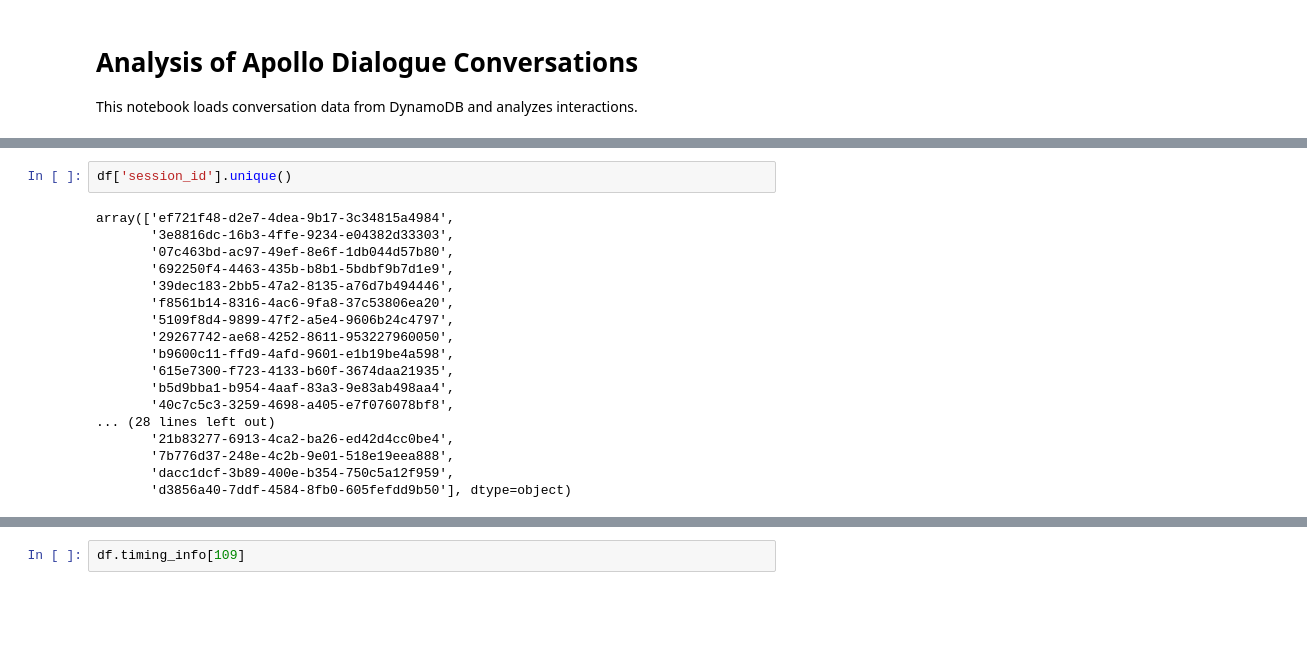
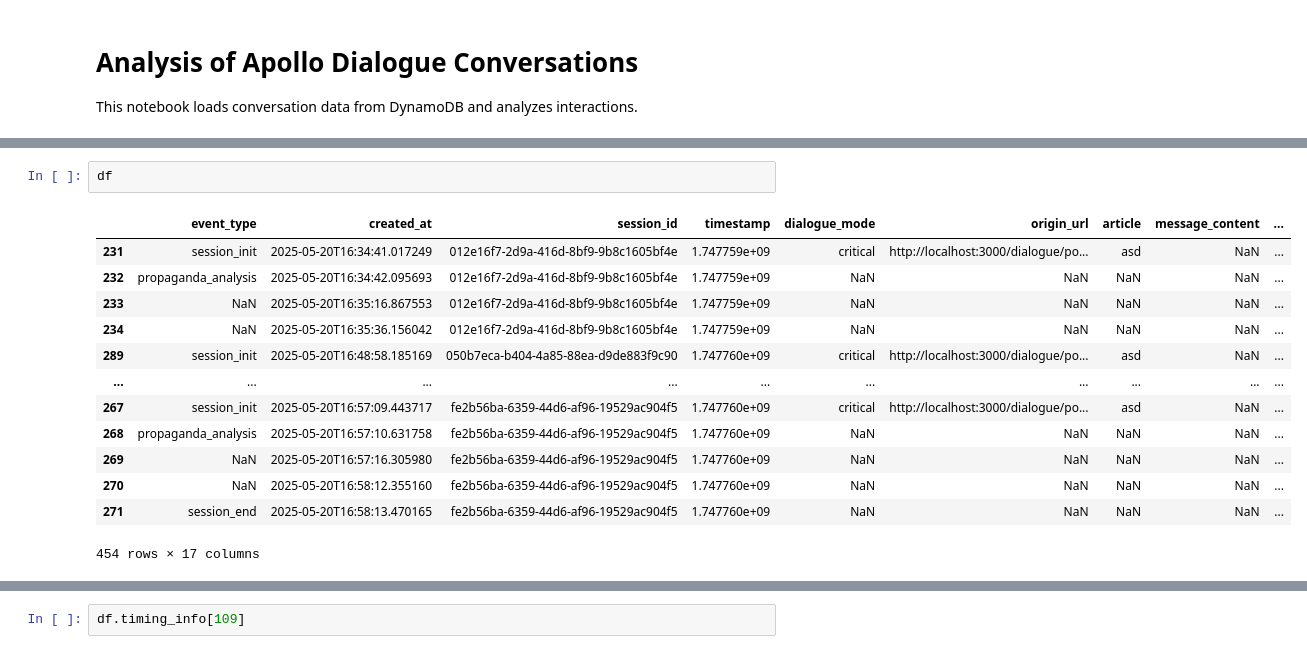
Before and after one commit to sprenkamp/apollolytics-dialogue, a Jupyter notebook: backend/ipynb/analysis_db.ipynb, the cells around one changed output, grey strips where cells are left out. Drawn from its saved outputs; the diff is of its cells as text; blank space fills up the shorter version.

```diff
--- a/backend/ipynb/analysis_db.ipynb
+++ b/backend/ipynb/analysis_db.ipynb
@@ -68,23 +68,19 @@ Columns in the dataset:
 # %%
-df['session_id'].unique()
+df
 # %% [output]
+|  | event_type | created_at | session_id | timestamp | dialogue_mode | origin_url | article | message_content | ... |
+| 231 | session_init | 2025-05-20T16:34:41.017249 | 012e16f7-2d9a-416d-8bf9-9b8c1605bf4e | 1.747759e+09 | critical | http://localhost:3000/dialogue/po... | asd | NaN | ... |
+| 232 | propaganda_analysis | 2025-05-20T16:34:42.095693 | 012e16f7-2d9a-416d-8bf9-9b8c1605bf4e | 1.747759e+09 | NaN | NaN | NaN | NaN | ... |
+| 233 | NaN | 2025-05-20T16:35:16.867553 | 012e16f7-2d9a-416d-8bf9-9b8c1605bf4e | 1.747759e+09 | NaN | NaN | NaN | NaN | ... |
+| 234 | NaN | 2025-05-20T16:35:36.156042 | 012e16f7-2d9a-416d-8bf9-9b8c1605bf4e | 1.747759e+09 | NaN | NaN | NaN | NaN | ... |
+| 289 | session_init | 2025-05-20T16:48:58.185169 | 050b7eca-b404-4a85-88ea-d9de883f9c90 | 1.747760e+09 | critical | http://localhost:3000/dialogue/po... | asd | NaN | ... |
+| ... | ... | ... | ... | ... | ... | ... | ... | ... | ... |
+| 267 | session_init | 2025-05-20T16:57:09.443717 | fe2b56ba-6359-44d6-af96-19529ac904f5 | 1.747760e+09 | critical | http://localhost:3000/dialogue/po... | asd | NaN | ... |
+| 268 | propaganda_analysis | 2025-05-20T16:57:10.631758 | fe2b56ba-6359-44d6-af96-19529ac904f5 | 1.747760e+09 | NaN | NaN | NaN | NaN | ... |
+| 269 | NaN | 2025-05-20T16:57:16.305980 | fe2b56ba-6359-44d6-af96-19529ac904f5 | 1.747760e+09 | NaN | NaN | NaN | NaN | ... |
+| 270 | NaN | 2025-05-20T16:58:12.355160 | fe2b56ba-6359-44d6-af96-19529ac904f5 | 1.747760e+09 | NaN | NaN | NaN | NaN | ... |
+| 271 | session_end | 2025-05-20T16:58:13.470165 | fe2b56ba-6359-44d6-af96-19529ac904f5 | 1.747760e+09 | NaN | NaN | NaN | NaN | ... |
-array(['ef721f48-d2e7-4dea-9b17-3c34815a4984',
-       '3e8816dc-16b3-4ffe-9234-e04382d33303',
-       '07c463bd-ac97-49ef-8e6f-1db044d57b80',
-       '692250f4-4463-435b-b8b1-5bdbf9b7d1e9',
-       '39dec183-2bb5-47a2-8135-a76d7b494446',
-       'f8561b14-8316-4ac6-9fa8-37c53806ea20',
-       '5109f8d4-9899-47f2-a5e4-9606b24c4797',
-       '29267742-ae68-4252-8611-953227960050',
-       'b9600c11-ffd9-4afd-9601-e1b19be4a598',
-       '615e7300-f723-4133-b60f-3674daa21935',
-       'b5d9bba1-b954-4aaf-83a3-9e83ab498aa4',
-       '40c7c5c3-3259-4698-a405-e7f076078bf8',
-... (28 lines left out)
-       '21b83277-6913-4ca2-ba26-ed42d4cc0be4',
-       '7b776d37-248e-4c2b-9e01-518e19eea888',
-       'dacc1dcf-3b89-400e-b354-750c5a12f959',
-       'd3856a40-7ddf-4584-8fb0-605fefdd9b50'], dtype=object)
+454 rows × 17 columns
 # %%
 # Sort by created_at (newest first)
 df = df.sort_values('created_at', ascending=False)
```
Also changed, not shown: parts of 3 cells of this notebook, 1 other file.
